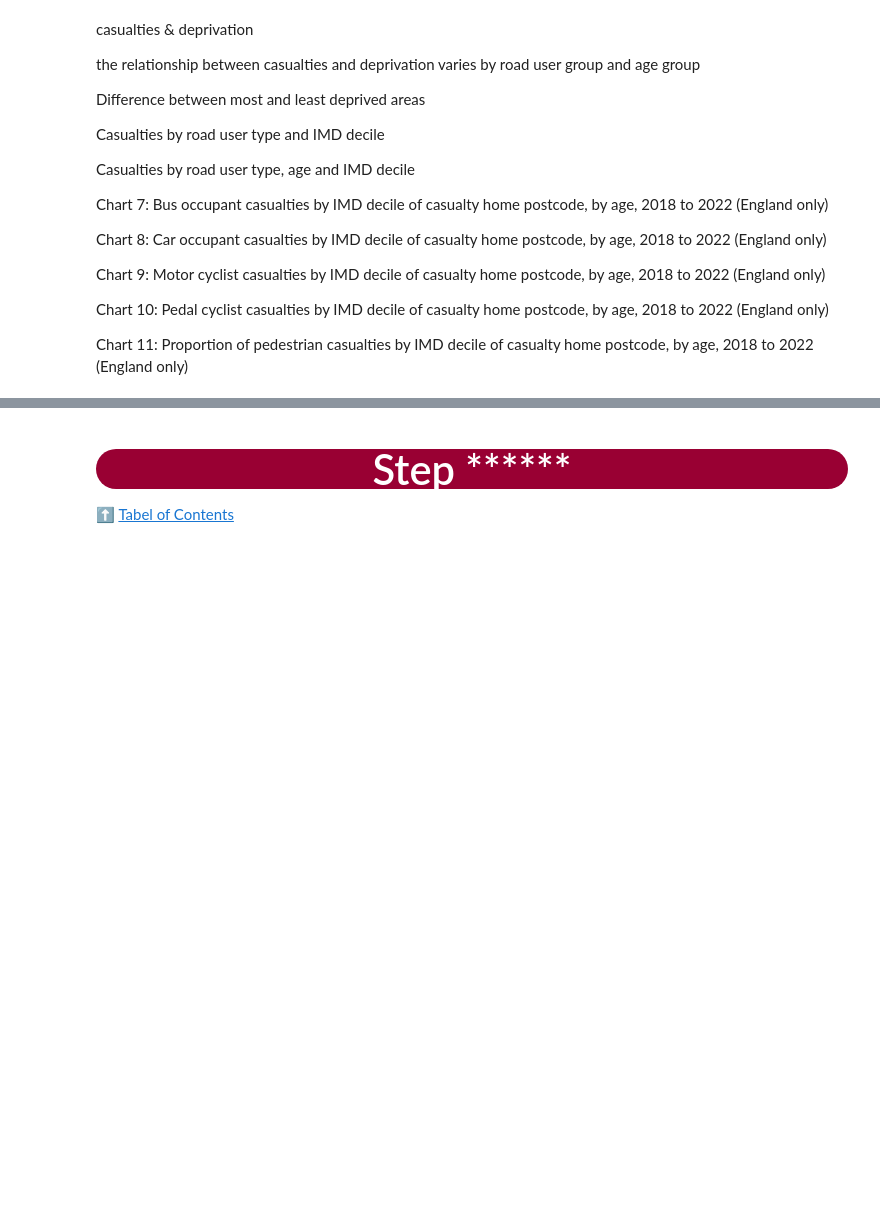
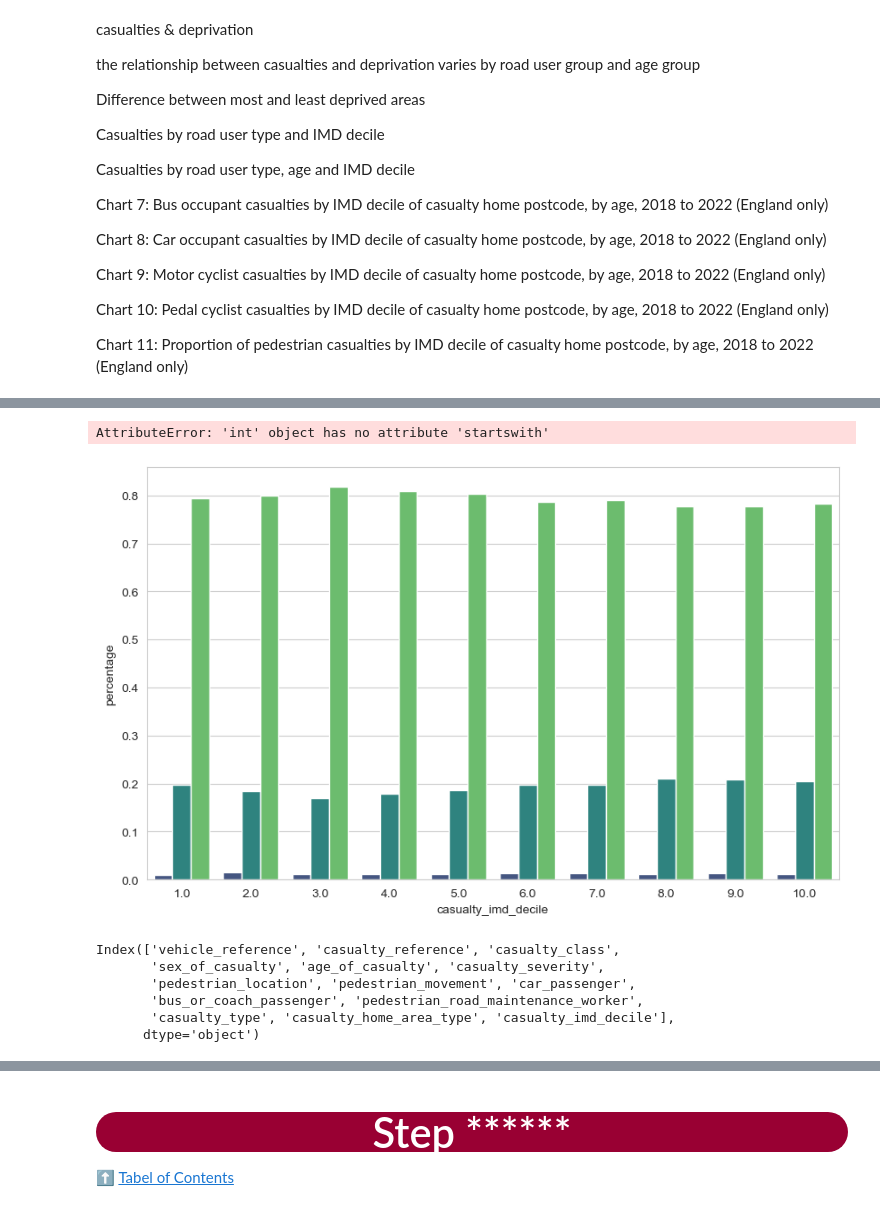
Before and after one commit to Asadi1460/road_accident, a Jupyter notebook: main.ipynb, the cells around one changed output, grey strips where cells are left out. Saved outputs shown, nothing was run; the diff lists cells and outputs as text; code cells hidden in the pictures; blank space fills up the shorter version.

Commit message:
improve visualization

```diff
--- a/main.ipynb
+++ b/main.ipynb
@@ -635,3 +1045,27 @@ print(cross_tab)
+# %%
+import seaborn as sns
+import matplotlib.pyplot as plt
+
+# Create a cross-tabulation between 'Casualty_IMD_Decile' and 'Casualty_Severity'
+cross_tab = pd.crosstab(df['casualty_imd_decile'], df['casualty_severity'], normalize='index')
+
+# Reset index to make 'Casualty_IMD_Decile' a column instead of index
+cross_tab = cross_tab.reset_index()
+
+# Melt the cross-tabulation dataframe to make it suitable for seaborn barplot
+cross_tab_melted = cross_tab.melt(id_vars='casualty_imd_decile', var_name='casualty_severity', value_name='percentage')
+
+# Create bar plot
+plt.figure(figsize=(10, 6))
+sns.barplot(data=cross_tab_melted, x='casualty_imd_decile', y='percentage', hue='casualty_severity', palette='viridis')
+plt.xlabel('Casualty IMD Decile')
+plt.ylabel('Percentage')
+plt.title('Percentage of Casualty Severity by IMD Decile')
+plt.legend(title='Casualty Severity')
+plt.show()
+# %% [output]
+AttributeError: 'int' object has no attribute 'startswith'
+[figure, added]
 # %%
 # Map numerical codes to meaningful labels
 severity_mapping = {1: 'Fatal', 2: 'Serious', 3: 'Slight'}
@@ -679,3 +1074,12 @@ plt.show()
+# %%
+df.columns
+# %% [output]
+Index(['vehicle_reference', 'casualty_reference', 'casualty_class',
+       'sex_of_casualty', 'age_of_casualty', 'casualty_severity',
+       'pedestrian_location', 'pedestrian_movement', 'car_passenger',
+       'bus_or_coach_passenger', 'pedestrian_road_maintenance_worker',
+       'casualty_type', 'casualty_home_area_type', 'casualty_imd_decile'],
+      dtype='object')
 # %%
 # Calculate the percentage of each casualty severity within each IMD decile category
 severity_imd_percentage = df.groupby(['casualty_imd_decile', 'casualty_severity']).size() / df.groupby('casualty_imd_decile').size() * 100
```
Also changed, not shown: parts of 64 cells of this notebook.
